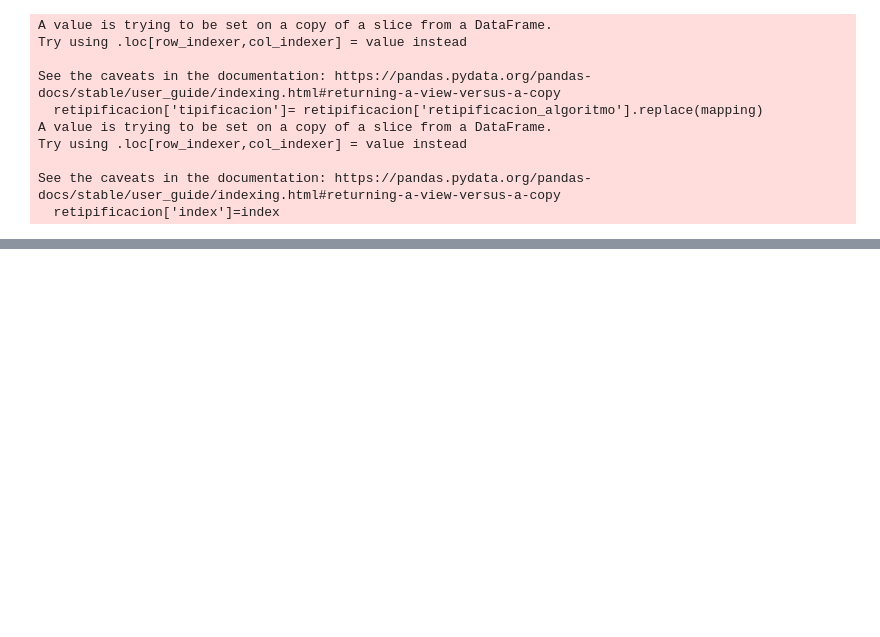
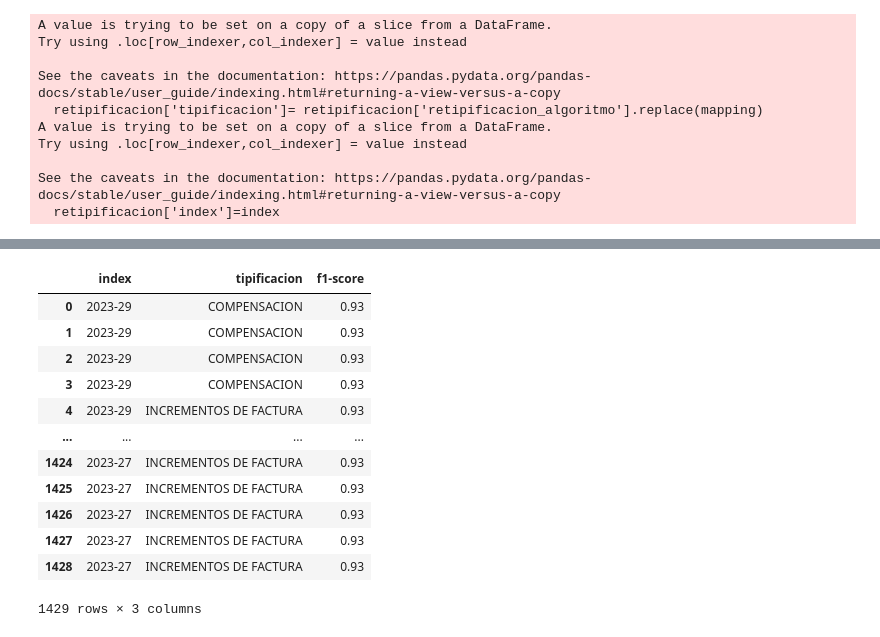
Before and after one commit to etb-git/PRIORIZAR, a Jupyter notebook: notebook/predecir.ipynb, the cells around one changed output, grey strips where cells are left out. Saved outputs shown, nothing was run; the diff lists cells and outputs as text; code cells hidden in the pictures; blank space fills up the shorter version.

```diff
--- a/notebook/predecir.ipynb
+++ b/notebook/predecir.ipynb
@@ -581,0 +583,17 @@ retipificacion
+# %%
+antiguo=pd.read_csv('/content/retipificacion.csv',sep=';')
+antiguo
+# %% [output]
+|  | index | tipificacion | f1-score |
+| 0 | 2023-29 | COMPENSACION | 0.93 |
+| 1 | 2023-29 | COMPENSACION | 0.93 |
+| 2 | 2023-29 | COMPENSACION | 0.93 |
+| 3 | 2023-29 | COMPENSACION | 0.93 |
+| 4 | 2023-29 | INCREMENTOS DE FACTURA | 0.93 |
+| ... | ... | ... | ... |
+| 1424 | 2023-27 | INCREMENTOS DE FACTURA | 0.93 |
+| 1425 | 2023-27 | INCREMENTOS DE FACTURA | 0.93 |
+| 1426 | 2023-27 | INCREMENTOS DE FACTURA | 0.93 |
+| 1427 | 2023-27 | INCREMENTOS DE FACTURA | 0.93 |
+| 1428 | 2023-27 | INCREMENTOS DE FACTURA | 0.93 |
+1429 rows × 3 columns
```
Also changed, not shown: parts of 12 cells of this notebook, 4 other files.
